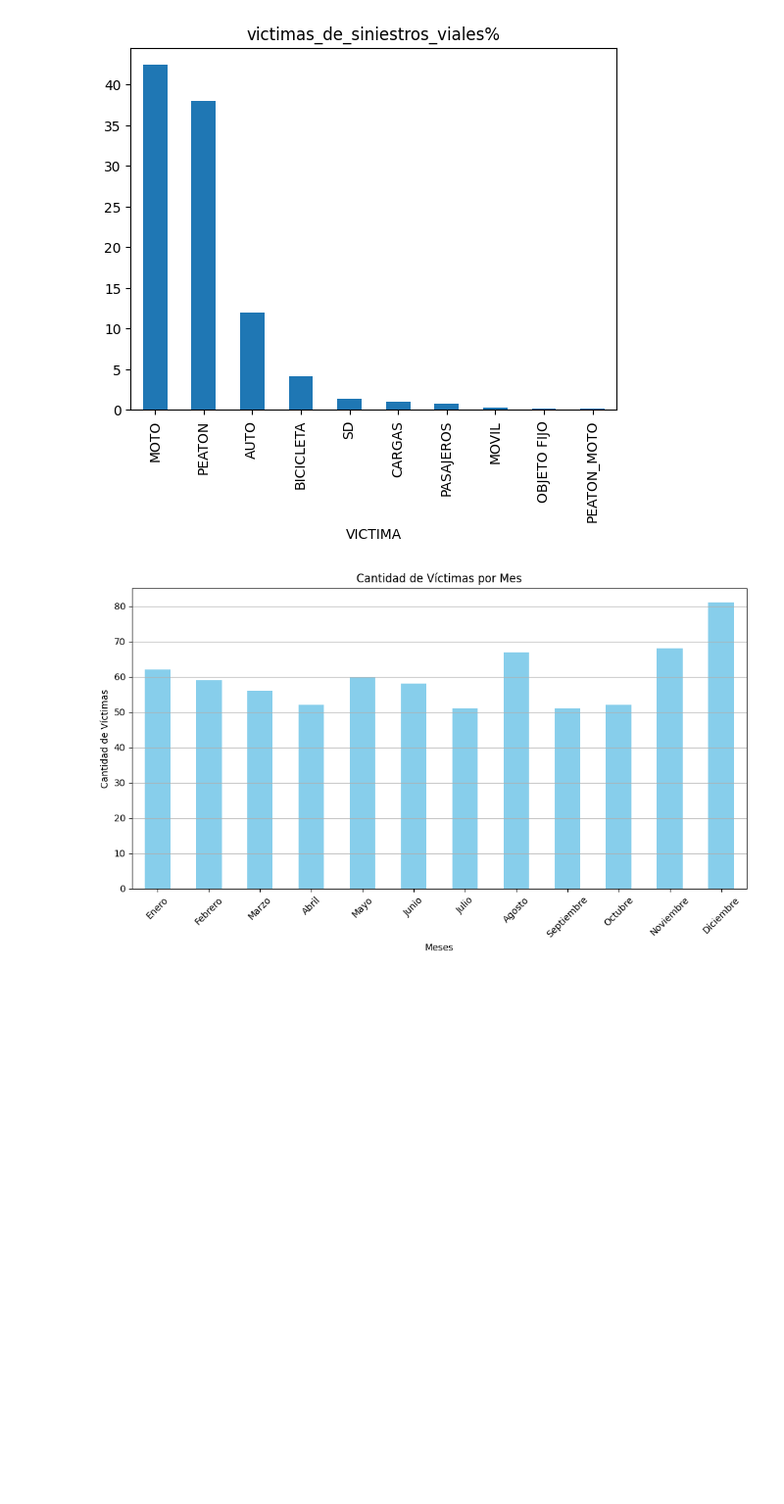
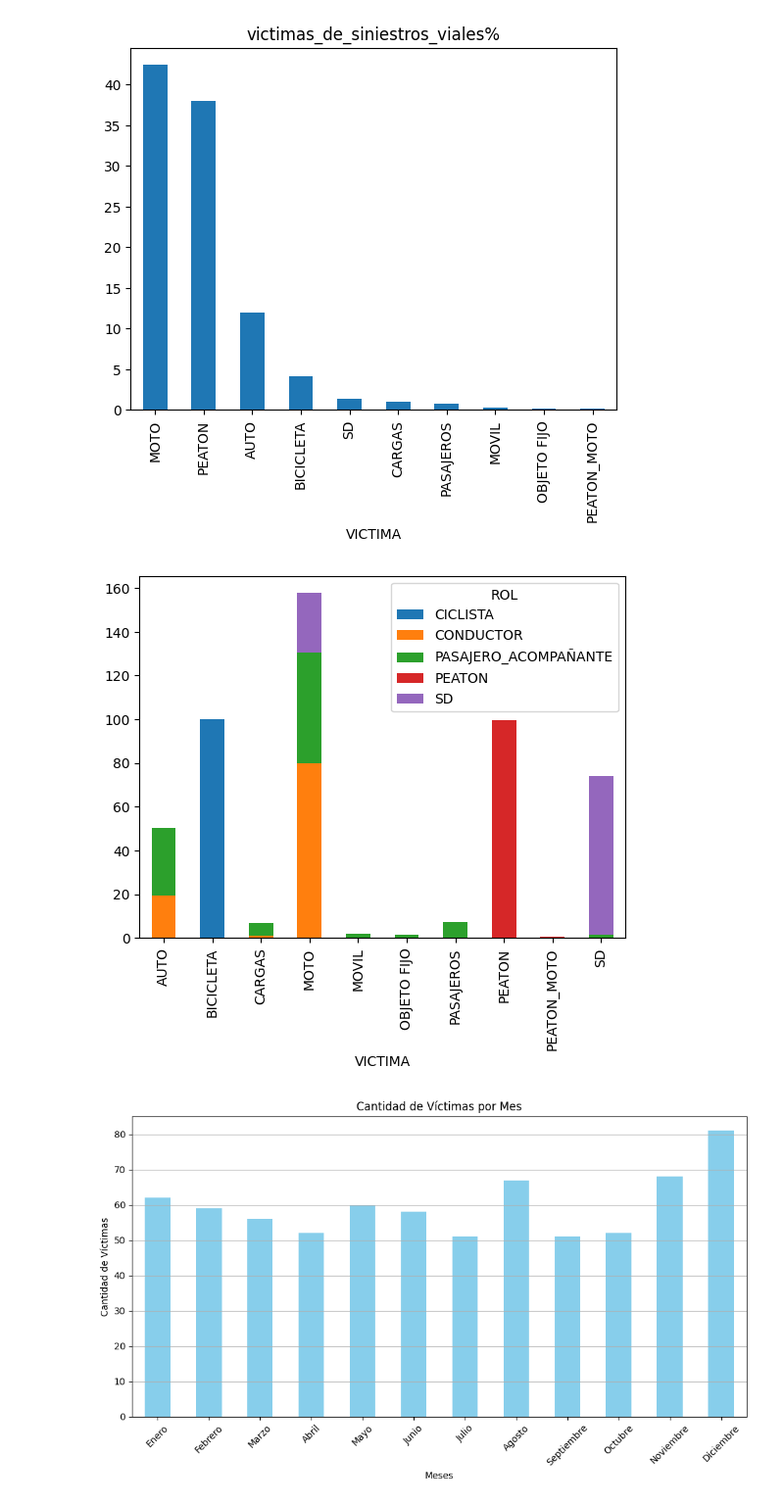
Before and after one commit to CintiaVeron/PI2_SiniestrosViales, a Jupyter notebook: EDA.ipynb, the cells around one changed output. Shown: that part at 98% size. Cells and saved outputs as stored; diff of their text form; code cells hidden in the pictures; blank space fills up the shorter version.

```diff
--- a/EDA.ipynb
+++ b/EDA.ipynb
@@ -401,6 +419,14 @@ plot=(100 * df_sin_duplicados['VICTIMA'].value_counts() / len(df_sin_duplicados[
 kind='bar', title='victimas_de_siniestros_viales%')
 # %% [output]
 [figure]
+# %%
+# RELACION CRUZADA ENTRE  DE ROL Y VICTIMA
+plot = pd.crosstab(index=df_sin_duplicados['VICTIMA'],
+            columns=df_sin_duplicados['ROL']
+                  ).apply(lambda r: r/r.sum() *100,
+                          axis=0).plot(kind='bar', stacked=True)
+# %% [output]
+[figure, added]
 # %%
 # Agrupar por mes y sumar el número de víctimas en cada mes
 victimas_por_mes = df_sin_duplicados.groupby(df_sin_duplicados['FECHA'].dt.month)['N_VICTIMAS'].sum()
```
Also changed, not shown: parts of 25 cells of this notebook, 5 other files.
